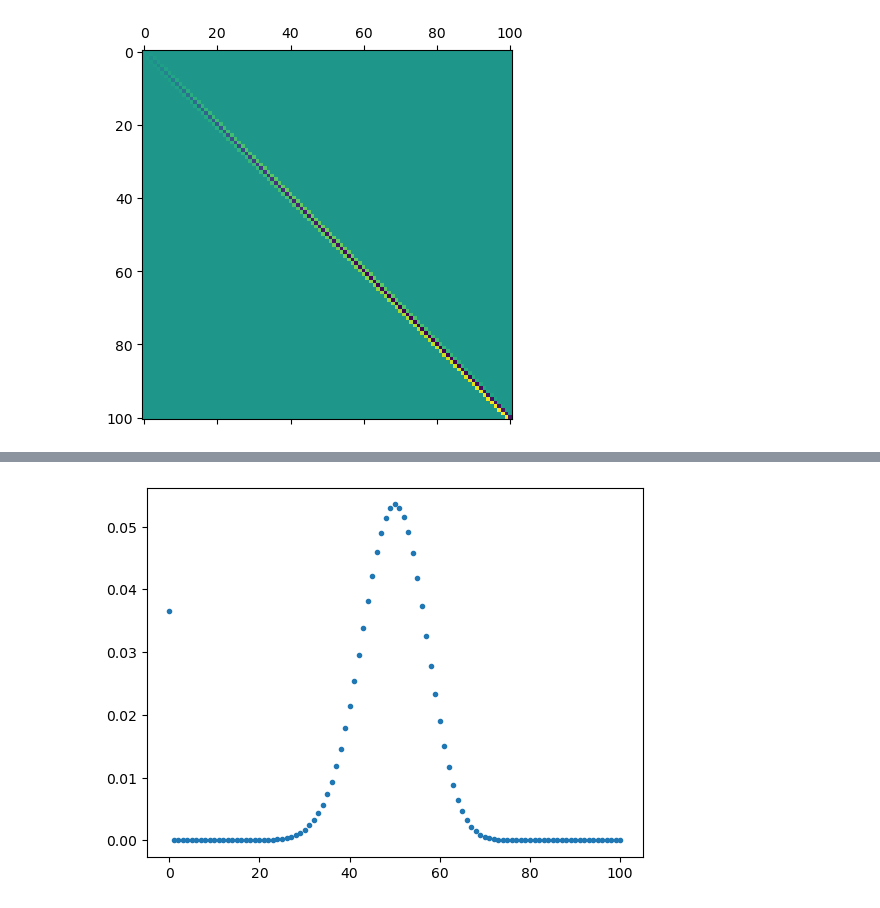
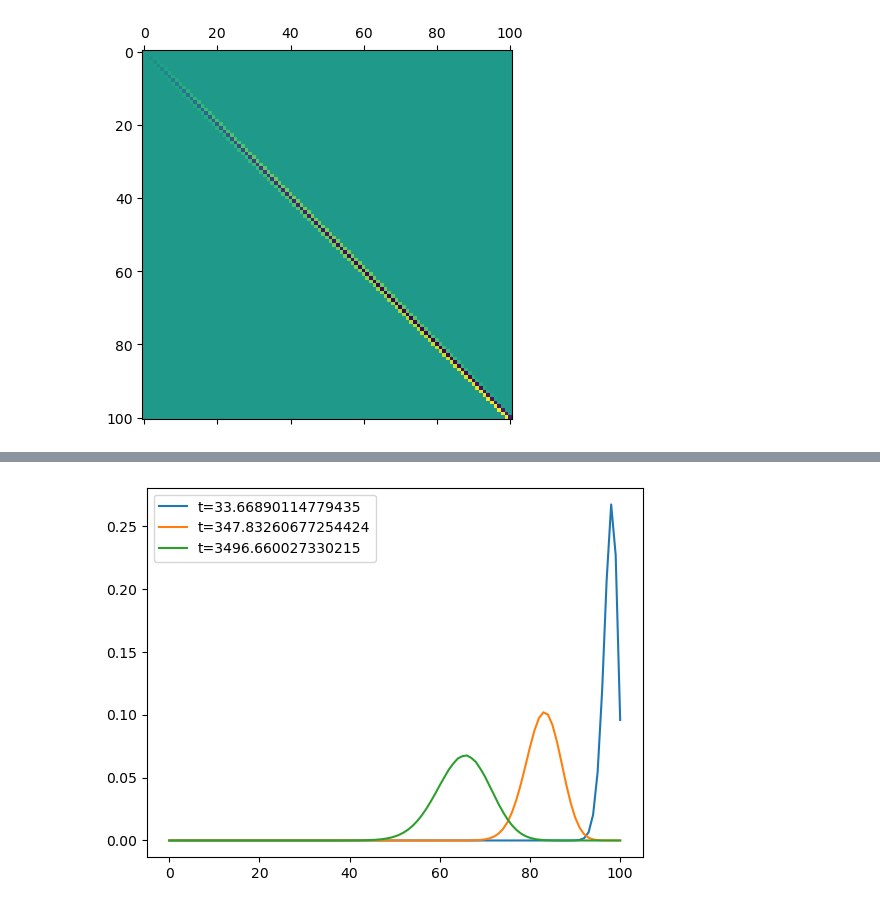
Before and after one commit to ELFREELAND/minecraft_sheep, a Jupyter notebook: stochastic_model_kolmogorov.ipynb, the cells around one changed output, grey strips where cells are left out. Drawn from its saved outputs; the diff is of its cells as text; code cells hidden in the pictures.

```diff
--- a/stochastic_model_kolmogorov.ipynb
+++ b/stochastic_model_kolmogorov.ipynb
@@ -38,11 +37,12 @@ def rij(i, j):
     else:
         return 0
 # %%
-r_matrix = np.zeros((A+1,A+1))
-
-for i in range(0, A+1):
-    for j in range(0, A+1):
-        r_matrix[i,j] = rij(i,j)
+def rMatrix(N):
+    r_matrix = np.zeros((A+1,A+1))
+    for i in range(0, A+1):
+        for j in range(0, A+1):
+            r_matrix[i,j] = rij(i, j, N)
+    return r_matrix
 # %%
 f, ax = plt.subplots()
 
@@ -51,7 +51,3 @@ ax.matshow(r_matrix)
 plt.show()
 # %% [output]
 [figure]
-# %%
-def sys(t, y):
-    """"""
-    return np.matmul(y, r_matrix)
@@ -97,0 +78,15 @@ sol
+# %%
+def timeToIndex(ar, t):
+    """given array of times, ar, returns the largest index i such that ar[i]<t"""
+
+    if ar[-1] < t:
+        raise IndexError("Time t is out of bounds of array ar")
+
+    i = 0
+    while ar[i+1] <= t:
+        i += 1
+    return i
+# %%
+sol_max = {str(i): simulate(i, 3600, "max") for i in range(5, 90, 5)}
+
+sol_eq = {str(i): simulate(i, 3600, "eq") for i in range(5, 90, 5)}
@@ -98,8 +131,17 @@ sol
 # %%
 f, ax = plt.subplots()
 
-ax.plot(sol["y"][:,900], ".")
+ax.plot(sol_max["30"]["y"][:,timeToIndex(sol_max["30"]["t"],10)],
+        label="t={0}".format(sol_max["30"]["t"][timeToIndex(sol_max["30"]["t"],35)]))
+
+ax.plot(sol_max["30"]["y"][:,timeToIndex(sol_max["30"]["t"],100)],
+        label="t={0}".format(sol_max["30"]["t"][timeToIndex(sol_max["30"]["t"],350)]))
+
+ax.plot(sol_max["30"]["y"][:,timeToIndex(sol_max["30"]["t"],1000)],
+        label="t={0}".format(sol_max["30"]["t"][timeToIndex(sol_max["30"]["t"],3500)]))
+
+ax.legend()
 
 plt.show()
 # %% [output]
-[figure, old version]
+[figure, new version]
```
Also changed, not shown: parts of 10 cells of this notebook, 3 other files.
